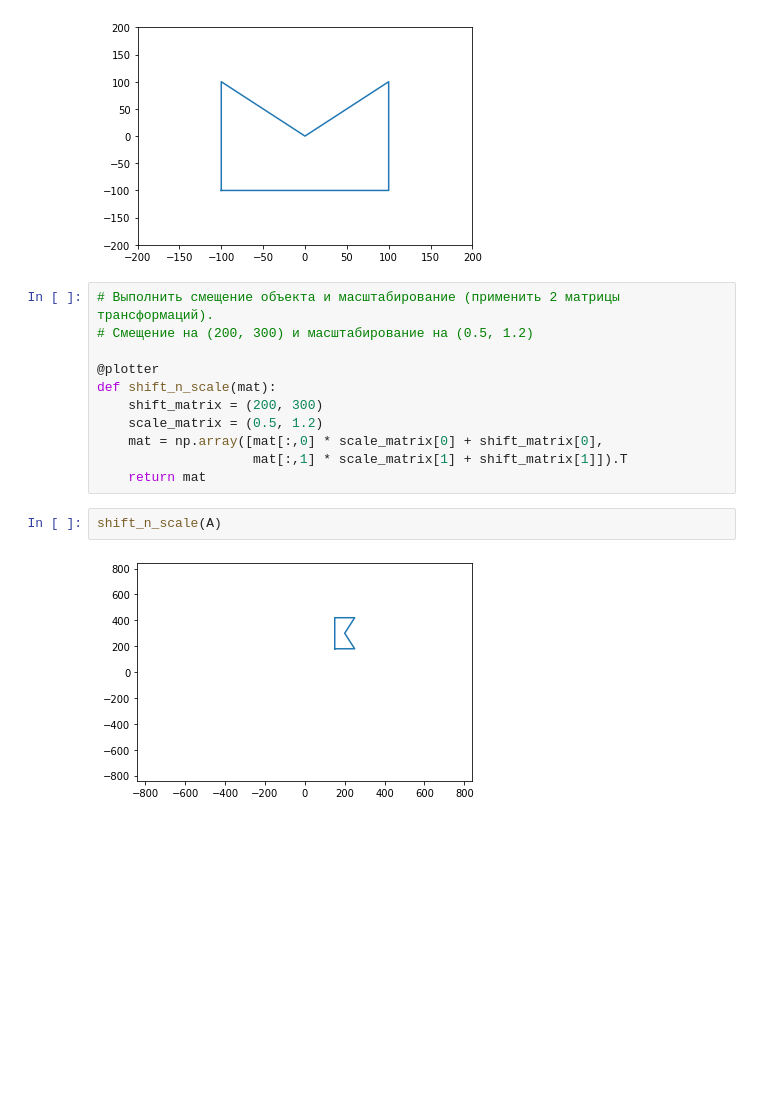
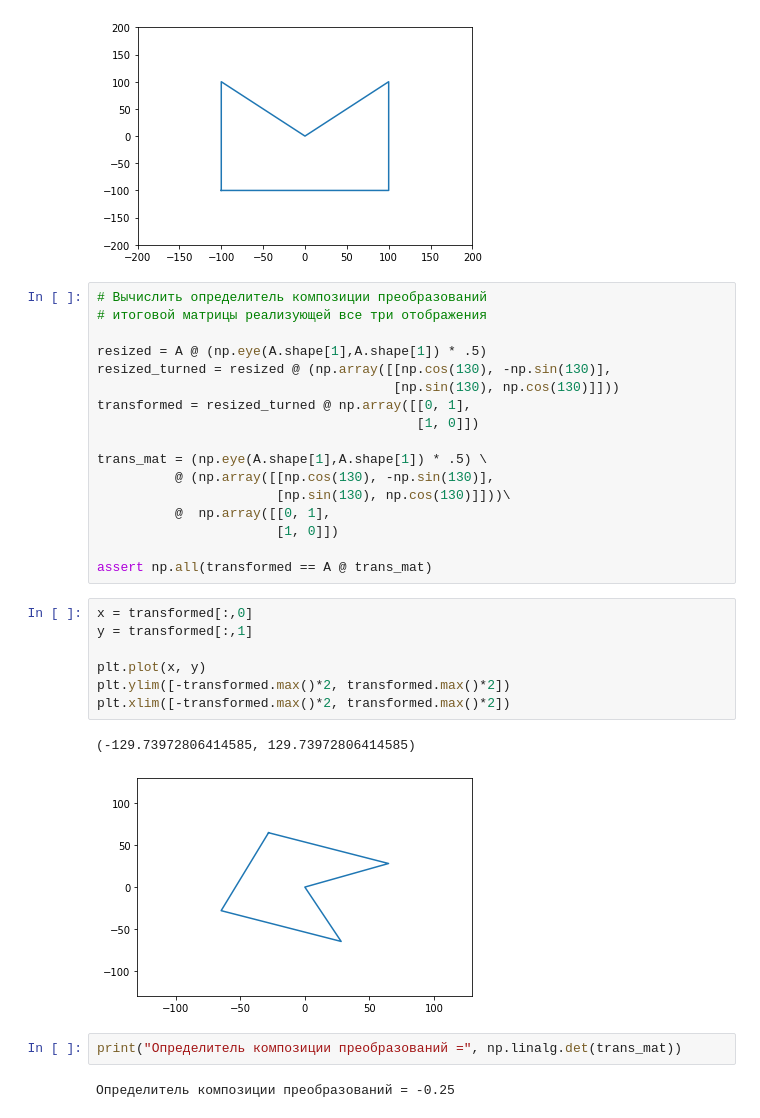
Before and after one commit to Hasselfrau/MDS, a Jupyter notebook: HW_2.ipynb, the cells around one changed output. Saved outputs shown, nothing was run; the diff lists cells and outputs as text; blank space fills up the shorter version.

```diff
--- a/HW_2.ipynb
+++ b/HW_2.ipynb
@@ -192,18 +111,34 @@ def reflect(mat):
 reflect(A)
 # %% [output]
 [figure]
-# %%
-# Выполнить смещение объекта и масштабирование (применить 2 матрицы трансформаций).
-# Смещение на (200, 300) и масштабирование на (0.5, 1.2)
-
-@plotter
-def shift_n_scale(mat):
-    shift_matrix = (200, 300)
-    scale_matrix = (0.5, 1.2)
-    mat = np.array([mat[:,0] * scale_matrix[0] + shift_matrix[0],
-                    mat[:,1] * scale_matrix[1] + shift_matrix[1]]).T
-    return mat
-# %%
-shift_n_scale(A)
-# %% [output]
-[figure, removed]
+# %%
+# Вычислить определитель композиции преобразований
+# итоговой матрицы реализующей все три отображения
+
+resized = A @ (np.eye(A.shape[1],A.shape[1]) * .5)
+resized_turned = resized @ (np.array([[np.cos(130), -np.sin(130)],
+                                      [np.sin(130), np.cos(130)]]))
+transformed = resized_turned @ np.array([[0, 1],
+                                         [1, 0]])
+
+trans_mat = (np.eye(A.shape[1],A.shape[1]) * .5) \
+          @ (np.array([[np.cos(130), -np.sin(130)],
+                       [np.sin(130), np.cos(130)]]))\
+          @  np.array([[0, 1],
+                       [1, 0]])
+
+assert np.all(transformed == A @ trans_mat)
+# %%
+x = transformed[:,0]
+y = transformed[:,1]
+
+plt.plot(x, y)
+plt.ylim([-transformed.max()*2, transformed.max()*2])
+plt.xlim([-transformed.max()*2, transformed.max()*2])
+# %% [output]
+(-129.73972806414585, 129.73972806414585)
+[figure, added]
+# %%
+print("Определитель композиции преобразований =", np.linalg.det(trans_mat))
+# %% [output]
+Определитель композиции преобразований = -0.25
```
Also changed, not shown: parts of 23 cells of this notebook, 1 other file.
